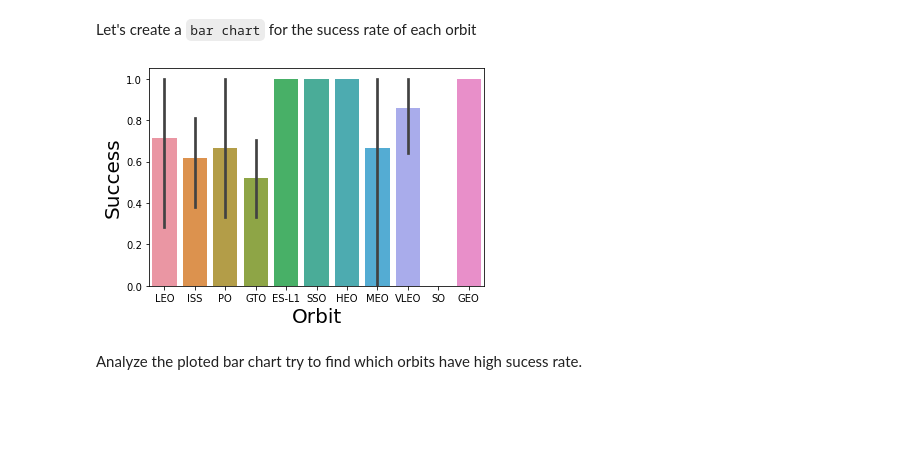
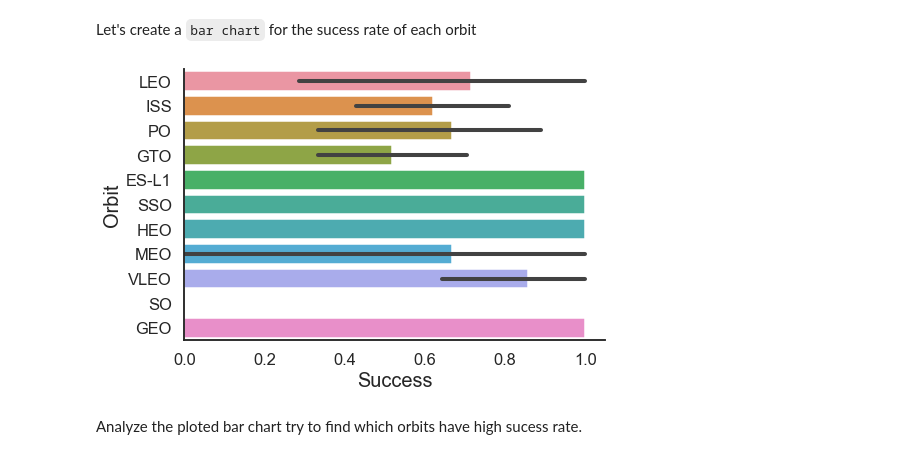
Before and after one commit to qwerty16/portfolio-data, a Jupyter notebook: spacex/Data Exploration using Matplotlib.ipynb, the cells around one changed output. Cells and saved outputs as stored; diff of their text form; code cells hidden in the pictures; blank space fills up the shorter version.

```diff
--- a/spacex/Data Exploration using Matplotlib.ipynb
+++ b/spacex/Data Exploration using Matplotlib.ipynb
@@ -109,12 +109,12 @@ Next, we want to visually check if there are any relationship between success ra
 Let's create a `bar chart` for the sucess rate of each orbit
 # %%
 # HINT use groupby method on Orbit column and get the mean of Class column
-sns.barplot(x="Orbit", y="Class", data=df)
-plt.xlabel("Orbit",fontsize=20)
-plt.ylabel("Success",fontsize=20)
+sns.catplot(y="Orbit", x="Class", data=df, kind="bar", aspect=1.5)
+plt.ylabel("Orbit",fontsize=20)
+plt.xlabel("Success",fontsize=20)
 plt.show()
 # %% [output]
-[figure, old version]
+[figure, new version]
 # %% [markdown]
 Analyze the ploted bar chart try to find which orbits have high sucess rate.
 # %% [markdown]
```
Also changed, not shown: parts of 8 cells of this notebook, 6 other files.
